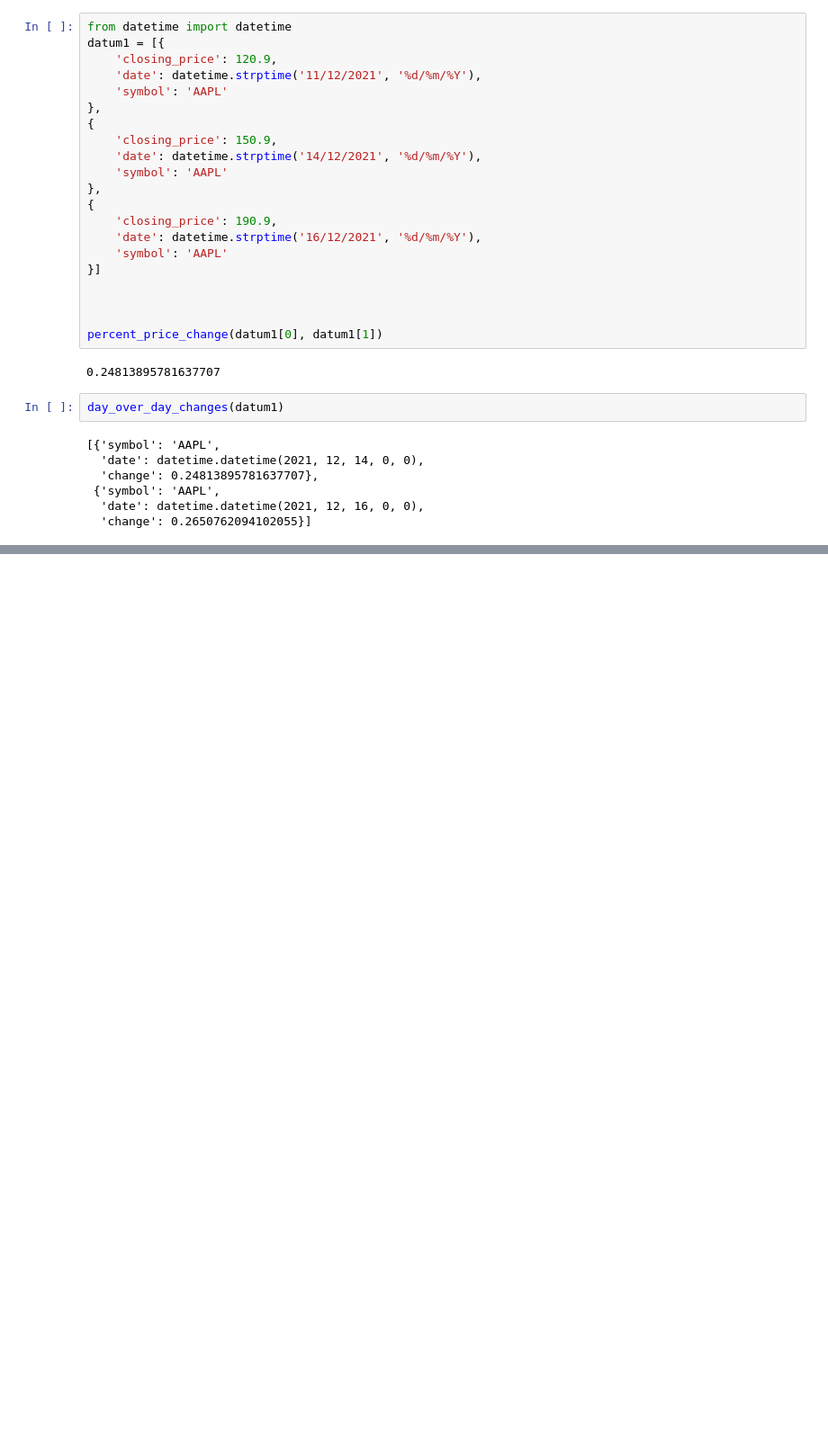
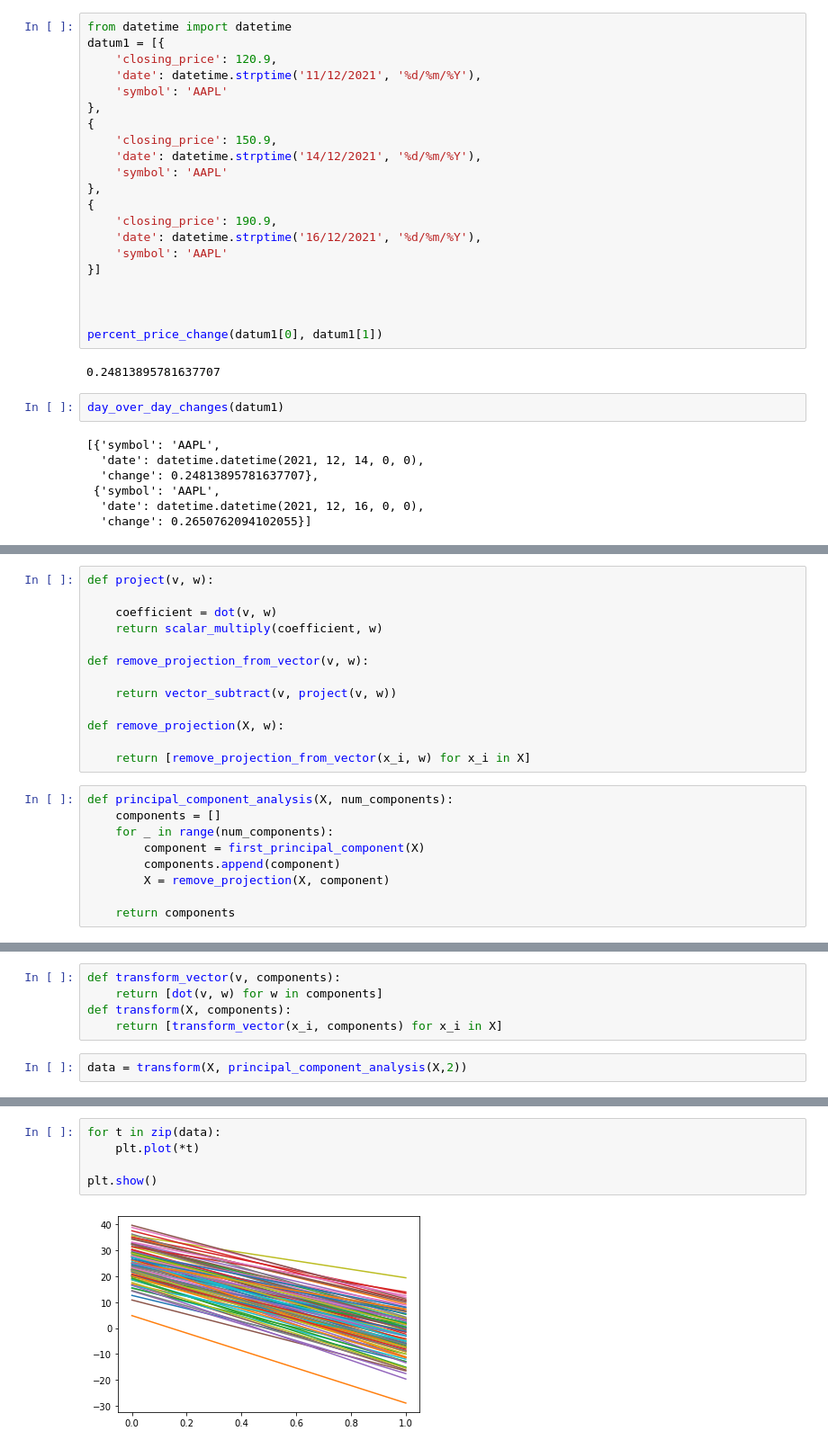
Before and after one commit to fitomx19/DS-Python-From-Scratch, a Jupyter notebook: 13OnedimentionalData.ipynb, the cells around one changed output, grey strips where cells are left out. Shown at 90% size. Saved outputs shown, nothing was run; the diff lists cells and outputs as text; blank space fills up the shorter version.

```diff
--- a/13OnedimentionalData.ipynb
+++ b/13OnedimentionalData.ipynb
@@ -175,0 +391,22 @@ day_over_day_changes(datum1)
+# %%
+def project(v, w):
+
+    coefficient = dot(v, w)
+    return scalar_multiply(coefficient, w)
+
+def remove_projection_from_vector(v, w):
+
+    return vector_subtract(v, project(v, w))
+
+def remove_projection(X, w):
+
+    return [remove_projection_from_vector(x_i, w) for x_i in X]
+# %%
+def principal_component_analysis(X, num_components):
+    components = []
+    for _ in range(num_components):
+        component = first_principal_component(X)
+        components.append(component)
+        X = remove_projection(X, component)
+
+    return components
@@ -175,0 +418,7 @@ day_over_day_changes(datum1)
+# %%
+def transform_vector(v, components):
+    return [dot(v, w) for w in components]
+def transform(X, components):
+    return [transform_vector(x_i, components) for x_i in X]
+# %%
+data = transform(X, principal_component_analysis(X,2))
@@ -175,0 +449,7 @@ day_over_day_changes(datum1)
+# %%
+for t in zip(data):
+    plt.plot(*t)
+
+plt.show()
+# %% [output]
+[figure, added]
```
Also changed, not shown: parts of 21 cells of this notebook, 1 other file.
